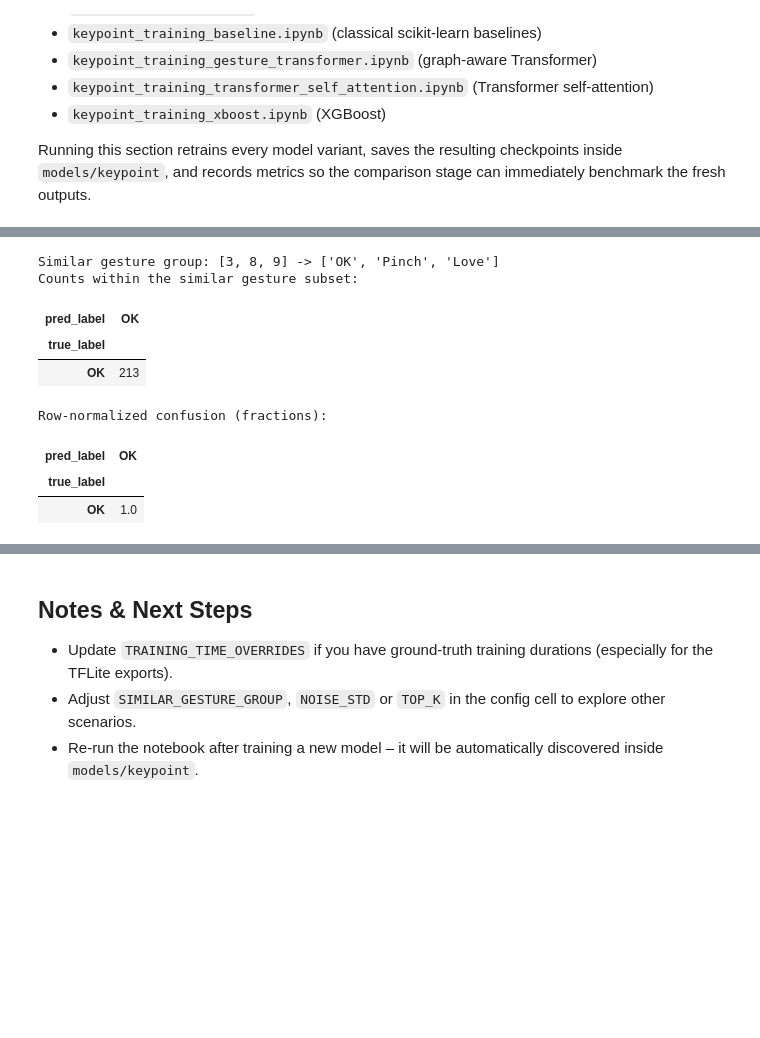
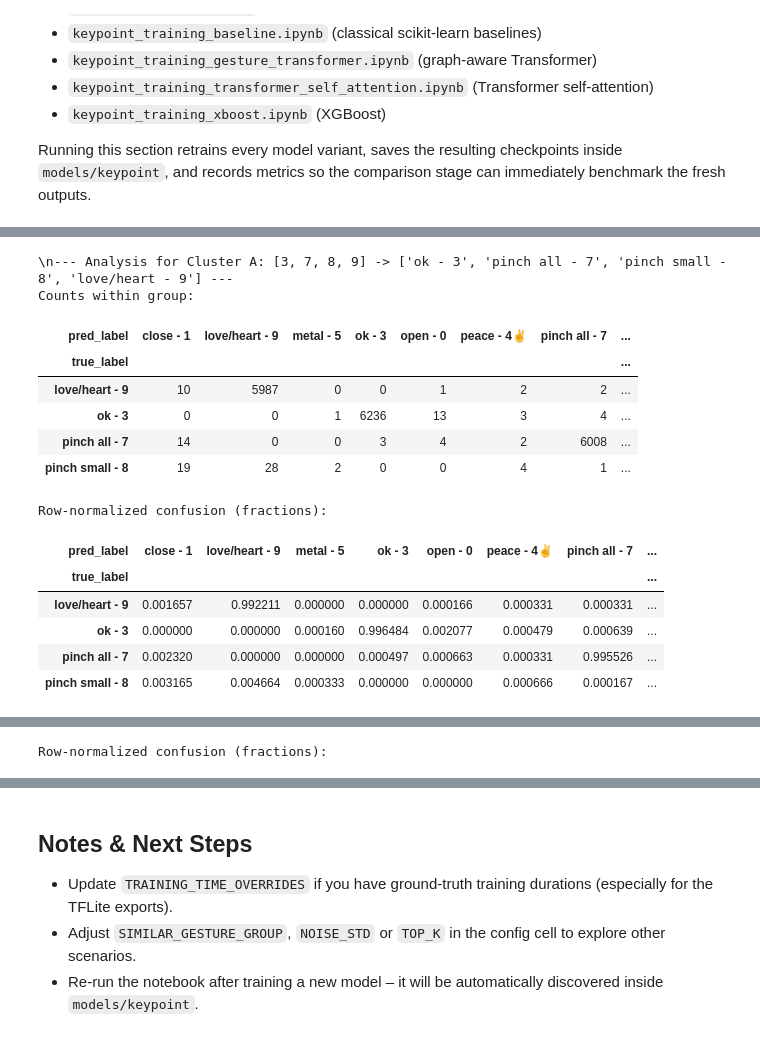
Before and after one commit to NatBrian/mediapipe-hand-recognition, a Jupyter notebook: notebooks/keypoint_models_comparison_analysis.ipynb, the cells around one changed output, grey strips where cells are left out. Drawn from its saved outputs; the diff is of its cells as text; code cells hidden in the pictures; blank space fills up the shorter version.

```diff
--- a/notebooks/keypoint_models_comparison_analysis.ipynb
+++ b/notebooks/keypoint_models_comparison_analysis.ipynb
@@ -59,8 +71,8 @@ def find_repo_root(start: Path) -> Path:
     raise RuntimeError("Could not locate the project root (data/ and models/ folders not found).")
 
 REPO_ROOT = find_repo_root(Path.cwd())
-DATA_FILE = REPO_ROOT / "data" / "keypoint.csv"
-LABELS_FILE = REPO_ROOT / "data" / "keypoint_labels.csv"
+DATA_FILE = REPO_ROOT / "data" / "keypoint_10gestures_60k.csv"
+LABELS_FILE = REPO_ROOT / "data" / "keypoint_labels10gestures_60k.csv"
 MODEL_DIR = REPO_ROOT / "models" / "keypoint"
 MODEL_DIR.mkdir(parents=True, exist_ok=True)
 
@@ -68,8 +80,10 @@ TOP_K = 3
 TOP_K_KEY = f"top_{TOP_K}_accuracy"
 NOISE_STD = 0.015
 RANDOM_SEED = 42
-SIMILAR_GESTURE_GROUP = [3, 8, 9]  # OK, Pinch, Love
-SIMILAR_ANCHOR = 8                 # Pinch is our anchor class
+GESTURE_GROUPS = {
+    "Cluster A": [3, 7, 8, 9],  # OK, Pinch All, Pinch Small, Love
+    "Cluster B": [2, 4, 5, 6],  # Pointing, Peace, Metal, Thumb
+}
 
 # Optional overrides for training time measurements (seconds)
 TRAINING_TIME_OVERRIDES = {
@@ -1037,7 +1161,7 @@ anchor_col = f"frac_true_{SIMILAR_ANCHOR}_as_others_in_group"
 
 summary_rows = []
 for name, res in all_results.items():
-    summary_rows.append({
+    row = {
         "model_name": name,
         "model_type": res["model_type"],
         "model_disk_mb": res["model_disk_mb"],
@@ -1051,9 +1175,11 @@ for name, res in all_results.items():
         "macro_f1": res["macro_f1"],
         "accuracy_with_noise": res["accuracy_with_noise"],
         "macro_f1_with_noise": res["macro_f1_with_noise"],
-        "relaxed_acc_group": res["relaxed_acc_group"],
-        anchor_col: res[anchor_col],
-    })
+    }
+    for group_name in GESTURE_GROUPS:
+        key = f"relaxed_acc_{group_name}"
+        row[key] = res[key]
+    summary_rows.append(row)
 
 summary_df = pd.DataFrame(summary_rows)
 summary_df = summary_df.sort_values(by="macro_f1", ascending=False).reset_index(drop=True)
@@ -1185,49 +1319,45 @@ else:
 # %%
-if SIMILAR_GESTURE_GROUP:
-    focus_labels = [label_map.get(i, str(i)) for i in SIMILAR_GESTURE_GROUP]
-    print(f"Similar gesture group: {SIMILAR_GESTURE_GROUP} -> {focus_labels}")
-    res = all_results[summary_df["model_name"].iloc[0]]
-    mask = np.isin(res["y_true"], SIMILAR_GESTURE_GROUP)
-    if mask.sum() == 0:
-        print("No samples from the configured similar gesture group in this dataset.")
-    else:
+if GESTURE_GROUPS:
+    for group_name, group_ids in GESTURE_GROUPS.items():
+        focus_labels = [label_map.get(i, str(i)) for i in group_ids]
+        print(f"\\n--- Analysis for {group_name}: {group_ids} -> {focus_labels} ---")
+
+        res = all_results[summary_df["model_name"].iloc[0]]
+        mask = np.isin(res["y_true"], group_ids)
+        if mask.sum() == 0:
+            print("No samples from this group in the dataset.")
+            continue
+
         sim_df = pd.DataFrame({
             "true_id": res["y_true"][mask],
             "pred_id": res["y_pred"][mask],
         })
         sim_df["true_label"] = sim_df["true_id"].map(label_map)
         sim_df["pred_label"] = sim_df["pred_id"].map(label_map)
 
         pivot_counts = pd.crosstab(sim_df["true_label"], sim_df["pred_label"], dropna=False)
         pivot_rates = pivot_counts.div(pivot_counts.sum(axis=1), axis=0).fillna(0.0)
 
-        print("Counts within the similar gesture subset:")
+        print("Counts within group:")
         display(pivot_counts)
 
         print("Row-normalized confusion (fractions):")
         display(pivot_rates)
-
-        anchor_mask = sim_df["true_id"] == SIMILAR_ANCHOR
-        allies = [c for c in SIMILAR_GESTURE_GROUP if c != SIMILAR_ANCHOR]
-        if anchor_mask.sum() > 0:
-            anchor_confusions = sim_df[anchor_mask & sim_df["pred_id"].isin(allies)]
-            print(
-                f"Pinch ({SIMILAR_ANCHOR}) misclassified as OK/Love: "
-                f"{len(anchor_confusions)}/{anchor_mask.sum()} samples"
-            )
-            if not anchor_confusions.empty:
-                display(anchor_confusions["pred_label"].value_counts().rename("count").to_frame())
-        else:
-            print("No Pinch samples found in this evaluation set.")
 else:
-    print("No similar gesture group configured.")
+    print("No gesture groups configured.")
 # %% [output]
-Similar gesture group: [3, 8, 9] -> ['OK', 'Pinch', 'Love']
-Counts within the similar gesture subset:
+\n--- Analysis for Cluster A: [3, 7, 8, 9] -> ['ok - 3', 'pinch all - 7', 'pinch small - 8', 'love/heart - 9'] ---
+Counts within group:
-| pred_label | OK |
-| true_label |  |
-| OK | 213 |
+| pred_label | close - 1 | love/heart - 9 | metal - 5 | ok - 3 | open - 0 | peace - 4✌ | pinch all - 7 | ... |
+| true_label |  |  |  |  |  |  |  | ... |
+| love/heart - 9 | 10 | 5987 | 0 | 0 | 1 | 2 | 2 | ... |
+| ok - 3 | 0 | 0 | 1 | 6236 | 13 | 3 | 4 | ... |
+| pinch all - 7 | 14 | 0 | 0 | 3 | 4 | 2 | 6008 | ... |
+| pinch small - 8 | 19 | 28 | 2 | 0 | 0 | 4 | 1 | ... |
 Row-normalized confusion (fractions):
-| pred_label | OK |
-| true_label |  |
-| OK | 1.0 |
+| pred_label | close - 1 | love/heart - 9 | metal - 5 | ok - 3 | open - 0 | peace - 4✌ | pinch all - 7 | ... |
+| true_label |  |  |  |  |  |  |  | ... |
+| love/heart - 9 | 0.001657 | 0.992211 | 0.000000 | 0.000000 | 0.000166 | 0.000331 | 0.000331 | ... |
+| ok - 3 | 0.000000 | 0.000000 | 0.000160 | 0.996484 | 0.002077 | 0.000479 | 0.000639 | ... |
+| pinch all - 7 | 0.002320 | 0.000000 | 0.000000 | 0.000497 | 0.000663 | 0.000331 | 0.995526 | ... |
+| pinch small - 8 | 0.003165 | 0.004664 | 0.000333 | 0.000000 | 0.000000 | 0.000666 | 0.000167 | ... |
@@ -1234,0 +1372 @@ No Pinch samples found in this evaluation set.
+Row-normalized confusion (fractions):
```
Also changed, not shown: parts of 23 cells of this notebook, 12 other files.
